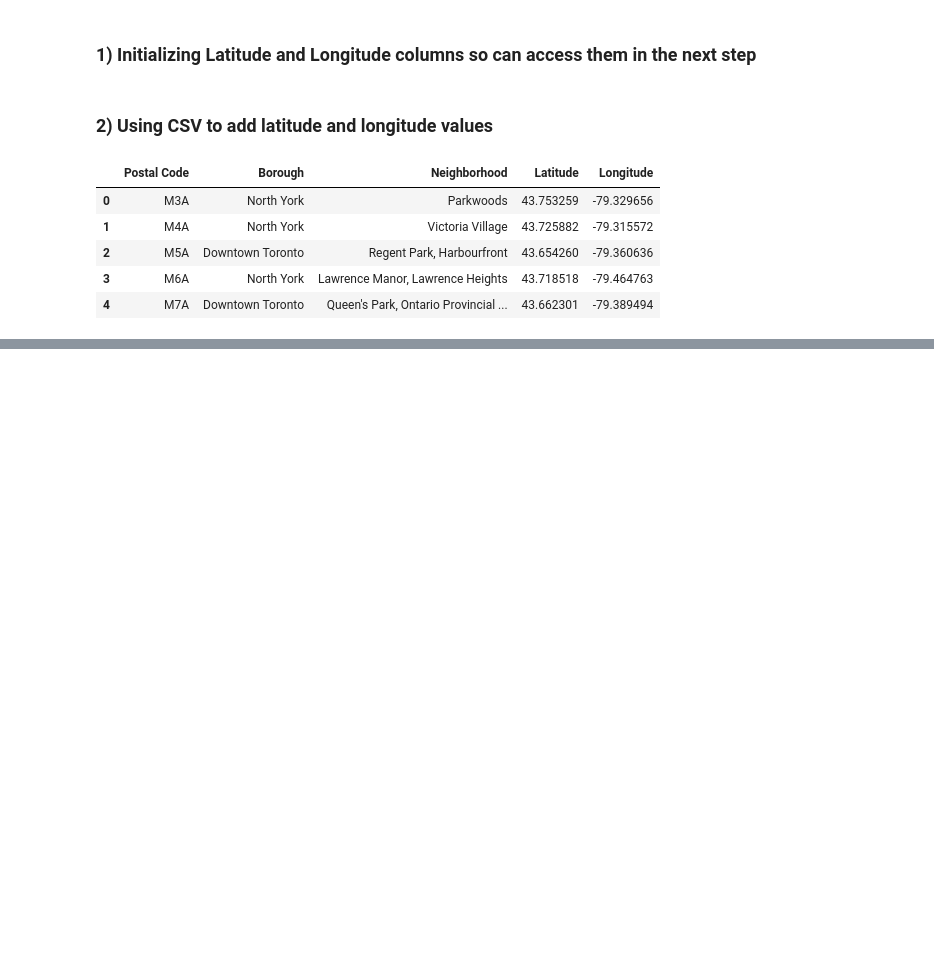
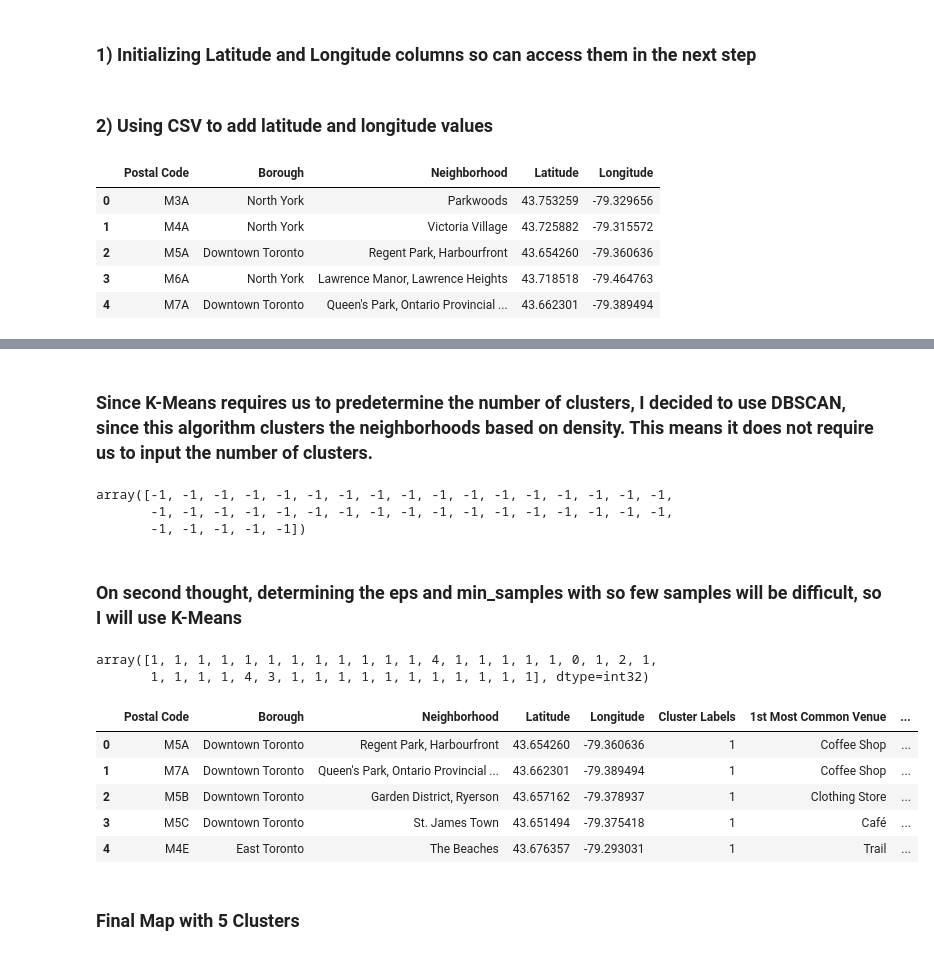
Before and after one commit to shaleen1/Coursera_Capstone, a Jupyter notebook: toronto_clusters.ipynb, the cells around one changed output, grey strips where cells are left out. Drawn from its saved outputs; the diff is of its cells as text; code cells hidden in the pictures; blank space fills up the shorter version.

```diff
--- a/toronto_clusters.ipynb
+++ b/toronto_clusters.ipynb
@@ -75,0 +226,3 @@ df.head()
+# %%
+tor_grouped=tor_onehot.groupby('Neighborhood').mean().reset_index()
+tor_grouped.head()
@@ -75,0 +269,39 @@ df.head()
+# %% [markdown]
+### Since K-Means requires us to predetermine the number of clusters, I decided to use DBSCAN, since this algorithm clusters the neighborhoods based on density. This means it does not require us to input the number of clusters.
+# %%
+from sklearn.cluster import DBSCAN
+
+#Needs parameters of radius and minimum samples within radius of a core point
+db=DBSCAN(eps=.01,min_samples=3)
+db.fit(tor_grouped.iloc[:,1:])
+db.labels_
+# %% [output]
+array([-1, -1, -1, -1, -1, -1, -1, -1, -1, -1, -1, -1, -1, -1, -1, -1, -1,
+       -1, -1, -1, -1, -1, -1, -1, -1, -1, -1, -1, -1, -1, -1, -1, -1, -1,
+       -1, -1, -1, -1, -1])
+# %% [markdown]
+### On second thought, determining the eps and min_samples with so few samples will be difficult, so I will use K-Means
+# %%
+kmeans=KMeans(init='k-means++',n_clusters=5,n_init=12).fit(tor_grouped.iloc[:,1:])
+kmeans.labels_
+# %% [output]
+array([1, 1, 1, 1, 1, 1, 1, 1, 1, 1, 1, 1, 4, 1, 1, 1, 1, 1, 0, 1, 2, 1,
+       1, 1, 1, 1, 4, 3, 1, 1, 1, 1, 1, 1, 1, 1, 1, 1, 1], dtype=int32)
+# %%
+tor_sorted.insert(0, 'Cluster Labels', kmeans.labels_)
+
+tor_merged = df_tor
+
+# merge toronto_grouped with toronto_data to add latitude/longitude for each neighborhood
+tor_merged = tor_merged.join(tor_sorted.set_index('Neighborhood'), on='Neighborhood')
+
+tor_merged.head()
+# %% [output]
+|  | Postal Code | Borough | Neighborhood | Latitude | Longitude | Cluster Labels | 1st Most Common Venue | ... |
+| 0 | M5A | Downtown Toronto | Regent Park, Harbourfront | 43.654260 | -79.360636 | 1 | Coffee Shop | ... |
+| 1 | M7A | Downtown Toronto | Queen's Park, Ontario Provincial ... | 43.662301 | -79.389494 | 1 | Coffee Shop | ... |
+| 2 | M5B | Downtown Toronto | Garden District, Ryerson | 43.657162 | -79.378937 | 1 | Clothing Store | ... |
+| 3 | M5C | Downtown Toronto | St. James Town | 43.651494 | -79.375418 | 1 | Café | ... |
+| 4 | M4E | East Toronto | The Beaches | 43.676357 | -79.293031 | 1 | Trail | ... |
+# %% [markdown]
+### Final Map with 5 Clusters
```
Also changed, not shown: parts of 27 cells of this notebook.
